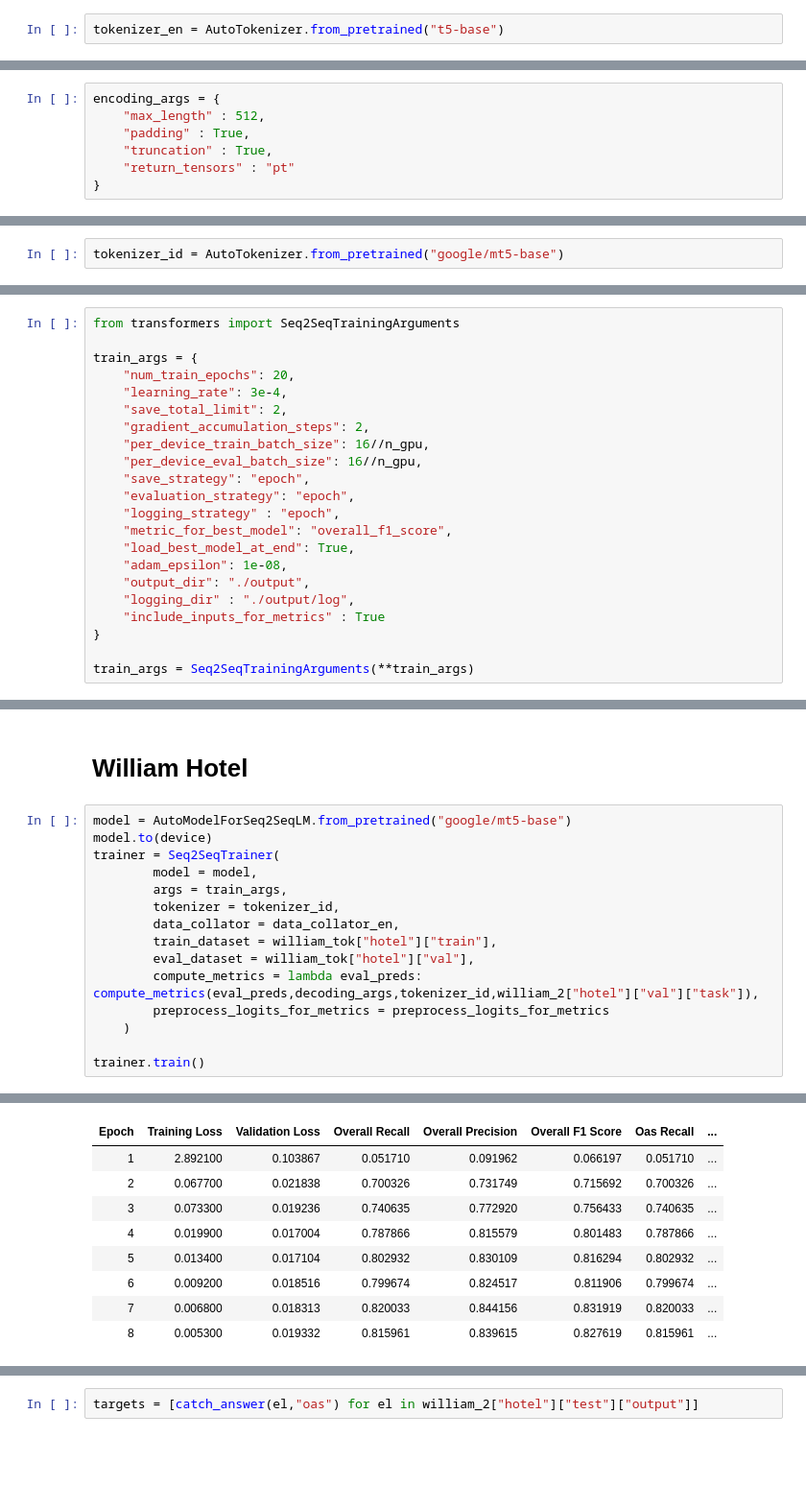
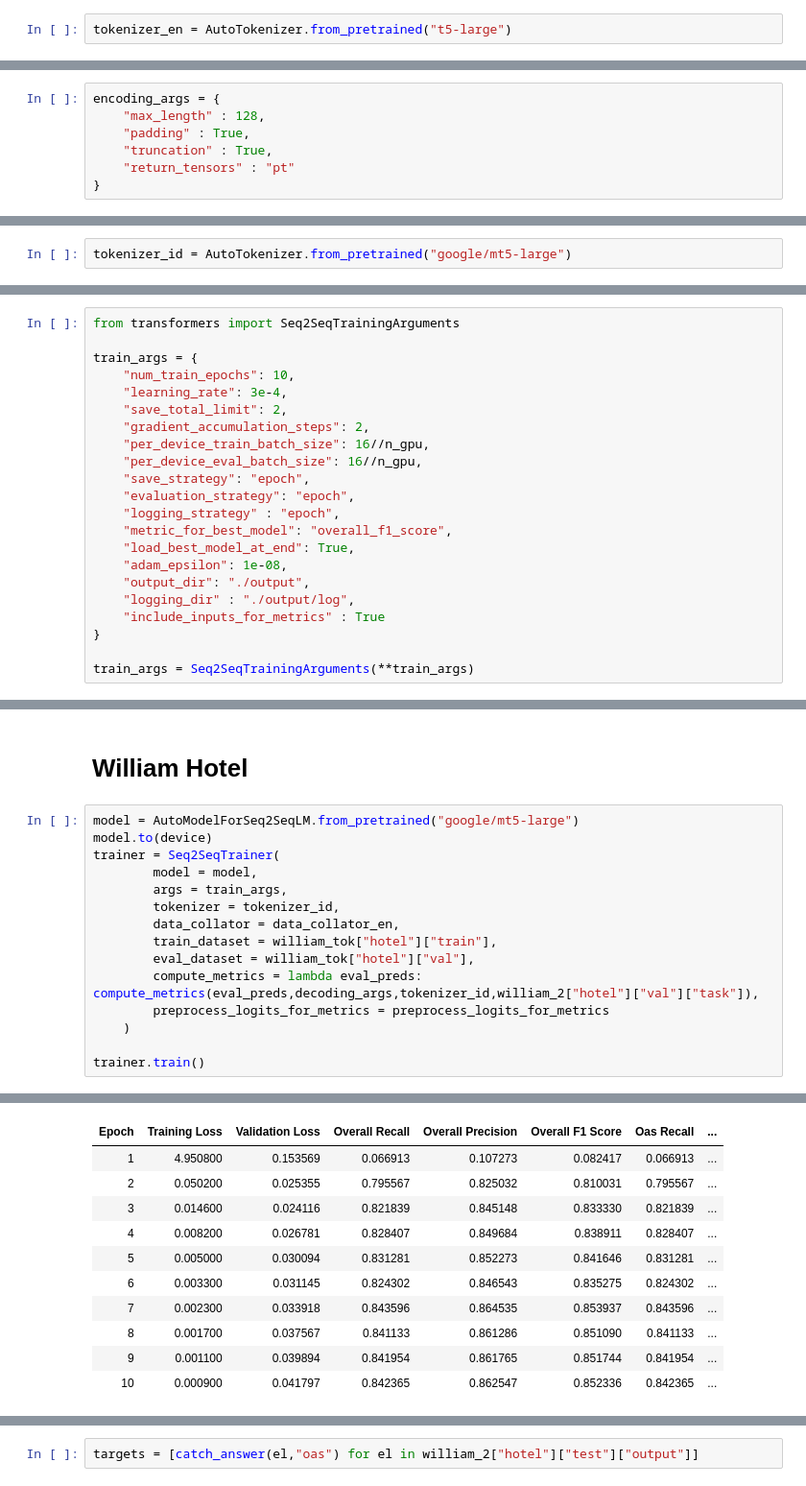
Before and after one commit to rdyzakya/IndoLEGO-ABSA, a Jupyter notebook: doe/model/t5/nb.ipynb, the cells around one changed output, grey strips where cells are left out. Shown at 96% size. Cells and saved outputs as stored; diff of their text form; blank space fills up the shorter version.

Commit message:
update: done doe/model

```diff
--- a/doe/model/t5/nb.ipynb
+++ b/doe/model/t5/nb.ipynb
@@ -508,6 +508,6 @@ william_2["hotel"]["train"][69]
 # %% [markdown]
 ## English
 # %%
-tokenizer_en = AutoTokenizer.from_pretrained("t5-base")
+tokenizer_en = AutoTokenizer.from_pretrained("t5-large")
 # %% [output]
 For now, this behavior is kept to avoid breaking backwards compatibility when padding/encoding with `truncation is True`.
@@ -519,7 +519,7 @@ For now, this behavior is kept to avoid breaking backwards compatibility when pa
 # tokenizer_en.add_tokens(list(added_tokens.values()))
 # %%
 encoding_args = {
-    "max_length" : 512,
+    "max_length" : 128,
     "padding" : True,
     "truncation" : True,
     "return_tensors" : "pt"
@@ -558,7 +558,7 @@ for domain, v1 in zhang_2.items():
 # %% [markdown]
 ## Indo
 # %%
-tokenizer_id = AutoTokenizer.from_pretrained("google/mt5-base")
+tokenizer_id = AutoTokenizer.from_pretrained("google/mt5-large")
 # %%
 # tokenizer_id.add_tokens(list(added_tokens.values()))
 # %%
@@ -671,7 +671,7 @@ def compute_metrics(eval_preds:EvalPrediction,decoding_args:Dict[str,str],tokeni
 from transformers import Seq2SeqTrainingArguments
 
 train_args = {
-    "num_train_epochs": 20,
+    "num_train_epochs": 10,
     "learning_rate": 3e-4,
     "save_total_limit": 2,
     "gradient_accumulation_steps": 2,
@@ -1361,7 +1252,7 @@ result = save_result(str_preds, preds, targets, "zhang_res16.json")
 # %% [markdown]
 # William Hotel
 # %%
-model = AutoModelForSeq2SeqLM.from_pretrained("google/mt5-base")
+model = AutoModelForSeq2SeqLM.from_pretrained("google/mt5-large")
 model.to(device)
 trainer = Seq2SeqTrainer(
         model = model,
@@ -1389,12 +1280,14 @@ You're using a T5TokenizerFast tokenizer. Please note that with a fast tokenizer
 | Epoch | Training Loss | Validation Loss | Overall Recall | Overall Precision | Overall F1 Score | Oas Recall | ... |
-| 1 | 2.892100 | 0.103867 | 0.051710 | 0.091962 | 0.066197 | 0.051710 | ... |
-| 2 | 0.067700 | 0.021838 | 0.700326 | 0.731749 | 0.715692 | 0.700326 | ... |
-| 3 | 0.073300 | 0.019236 | 0.740635 | 0.772920 | 0.756433 | 0.740635 | ... |
-| 4 | 0.019900 | 0.017004 | 0.787866 | 0.815579 | 0.801483 | 0.787866 | ... |
-| 5 | 0.013400 | 0.017104 | 0.802932 | 0.830109 | 0.816294 | 0.802932 | ... |
-| 6 | 0.009200 | 0.018516 | 0.799674 | 0.824517 | 0.811906 | 0.799674 | ... |
-| 7 | 0.006800 | 0.018313 | 0.820033 | 0.844156 | 0.831919 | 0.820033 | ... |
-| 8 | 0.005300 | 0.019332 | 0.815961 | 0.839615 | 0.827619 | 0.815961 | ... |
+| 1 | 4.950800 | 0.153569 | 0.066913 | 0.107273 | 0.082417 | 0.066913 | ... |
+| 2 | 0.050200 | 0.025355 | 0.795567 | 0.825032 | 0.810031 | 0.795567 | ... |
+| 3 | 0.014600 | 0.024116 | 0.821839 | 0.845148 | 0.833330 | 0.821839 | ... |
+| 4 | 0.008200 | 0.026781 | 0.828407 | 0.849684 | 0.838911 | 0.828407 | ... |
+| 5 | 0.005000 | 0.030094 | 0.831281 | 0.852273 | 0.841646 | 0.831281 | ... |
+| 6 | 0.003300 | 0.031145 | 0.824302 | 0.846543 | 0.835275 | 0.824302 | ... |
+| 7 | 0.002300 | 0.033918 | 0.843596 | 0.864535 | 0.853937 | 0.843596 | ... |
+| 8 | 0.001700 | 0.037567 | 0.841133 | 0.861286 | 0.851090 | 0.841133 | ... |
+| 9 | 0.001100 | 0.039894 | 0.841954 | 0.861765 | 0.851744 | 0.841954 | ... |
+| 10 | 0.000900 | 0.041797 | 0.842365 | 0.862547 | 0.852336 | 0.842365 | ... |
 ***** Running Evaluation *****
   Num examples = 1000
   Batch size = 16
```
Also changed, not shown: parts of 32 cells of this notebook, 39 other files.
